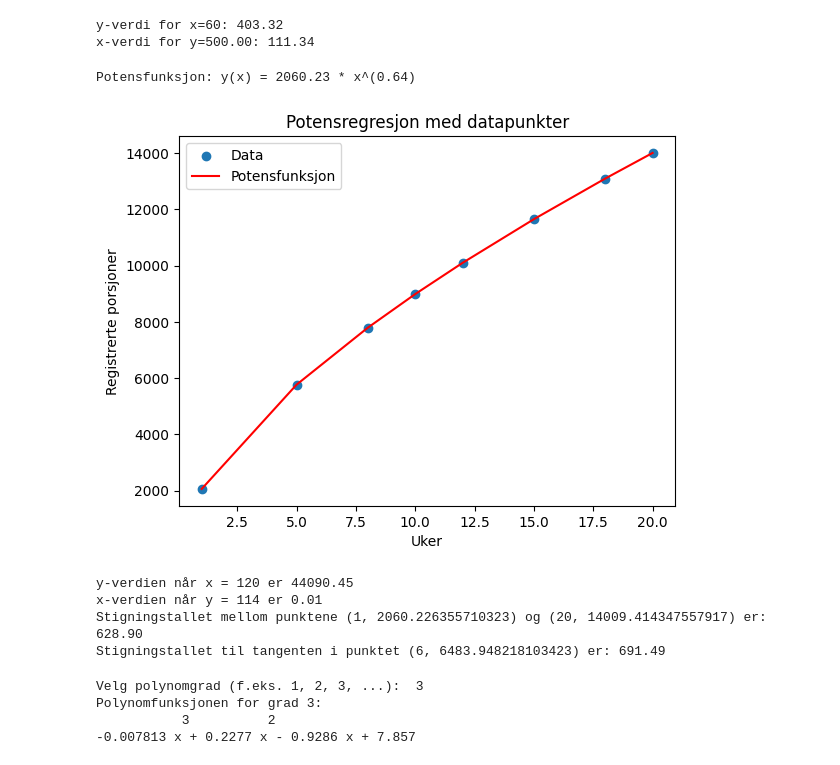
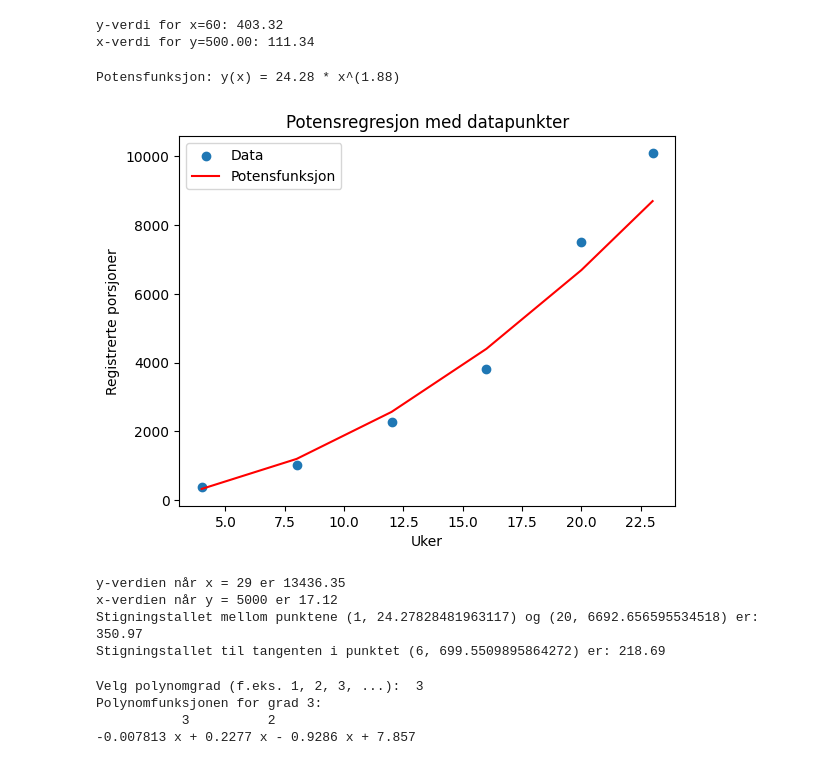
Before and after one commit to hanska91/Matematikk-2P-Y, a Jupyter notebook: Matematikkboka 2P-Y + Litt annet.ipynb, the cells around one changed output. Saved outputs shown, nothing was run; the diff lists cells and outputs as text; code cells hidden in the pictures.

```diff
--- a/Matematikkboka 2P-Y + Litt annet.ipynb
+++ b/Matematikkboka 2P-Y + Litt annet.ipynb
@@ -2808,8 +2808,8 @@ import numpy as np
 import matplotlib.pyplot as plt
 
 # Datasett
-x = [1, 5, 8, 10, 12, 15, 18, 20]                              #Endre tallene så de passer til din oppgave
-y = [2060, 5770, 7795, 8992, 10105, 11656, 13099, 14000]       #Endre tallene så de passer til din oppgave
+x = [4, 8, 12, 16, 20, 23]                              #Endre tallene så de passer til din oppgave
+y = [386, 1016, 2275, 3816, 7510, 10100]       #Endre tallene så de passer til din oppgave
 
 # Konverter y-verdiene til logaritmisk form
 log_y = np.log10(y)
@@ -2823,7 +2823,7 @@ log_x_mean = np.mean(log_x)
 
 # Beregn variansen til de logaritmiske x-verdiene
 var_log_x = np.sum((log_x - log_x_mean) ** 2)
-|
+
 # Beregn kovariansen mellom de logaritmiske x- og y-verdiene
 cov_log_xy = np.sum((log_x - log_x_mean) * (log_y - log_y_mean))
 
@@ -2852,42 +2852,42 @@ plt.title(f'Potensregresjon med datapunkter')
 plt.show()
 
 # Finn y-verdien når x = ...
-x_verdi = 120
+x_verdi = 29
 y_verdi = a*x_verdi**b
 print(f"y-verdien når x = {x_verdi} er {y_verdi:.2f}")
 
 # Finn x-verdien når y = ...
-y_verdi = 114
+y_verdi = 5000
 x_verdi = (y_verdi/a)**(1/b)
 print(f"x-verdien når y = {y_verdi} er {x_verdi:.2f}")
 
 # Finn stigningstallet mellom to punkter (rett linje)
 x1 = 1  # Valgfri x-verdi
 x2 = 20  # Valgfri x-verdi
 
 y1 = power_func(x1, a, b)
 y2 = power_func(x2, a, b)
 
 # Beregn stigningstallet
 m = (y2 - y1) / (x2 - x1)
 
 # Skriv ut stigningstallet
 print("Stigningstallet mellom punktene ({}, {}) og ({}, {}) er: {:.2f}".format(x1, y1, x2, y2, m))
 
 # Finn stigningstallet i et valgt punkt
 x3 = 6                     # Valgfri x3-verdi
 y3 = power_func(x3, a, b)  # Valgfri y3-verdi
 
 # Beregn stigningstallet i punktet (x3, y3)
 m_tangent = power_func_derivative(x3, a, b)
 
 # Skriv ut stigningstallet
 print("Stigningstallet til tangenten i punktet ({}, {}) er: {:.2f}".format(x3, y3, m_tangent))
 # %% [output]
-Potensfunksjon: y(x) = 2060.23 * x^(0.64)
+Potensfunksjon: y(x) = 24.28 * x^(1.88)
-[figure, old version]
+[figure, new version]
-y-verdien når x = 120 er 44090.45
-x-verdien når y = 114 er 0.01
-Stigningstallet mellom punktene (1, 2060.226355710323) og (20, 14009.414347557917) er: 628.90
-Stigningstallet til tangenten i punktet (6, 6483.948218103423) er: 691.49
+y-verdien når x = 29 er 13436.35
+x-verdien når y = 5000 er 17.12
+Stigningstallet mellom punktene (1, 24.27828481963117) og (20, 6692.656595534518) er: 350.97
+Stigningstallet til tangenten i punktet (6, 699.5509895864272) er: 218.69
 # %%
```
Also changed, not shown: parts of 1 cell of this notebook.
